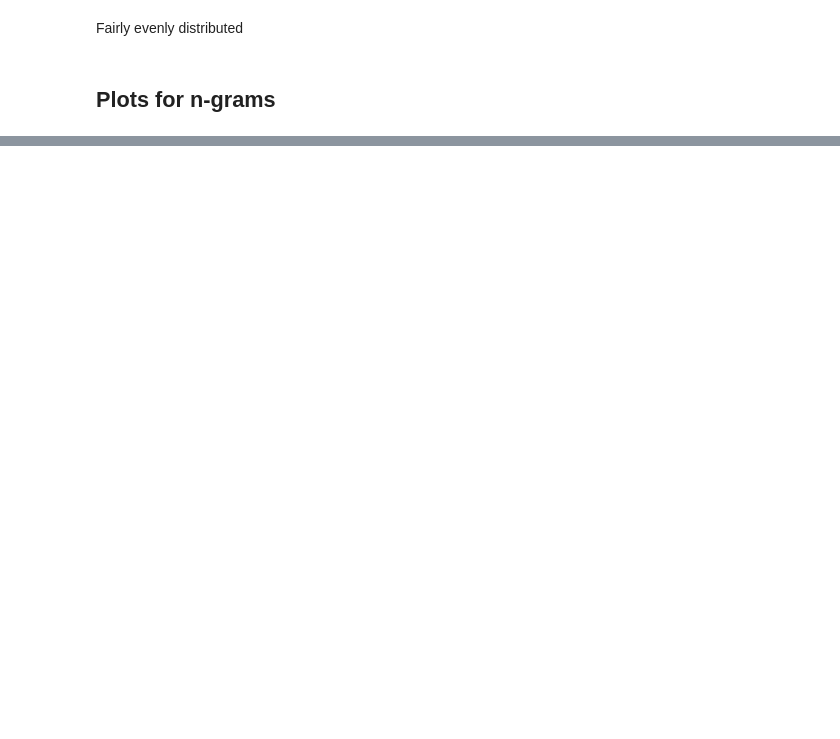
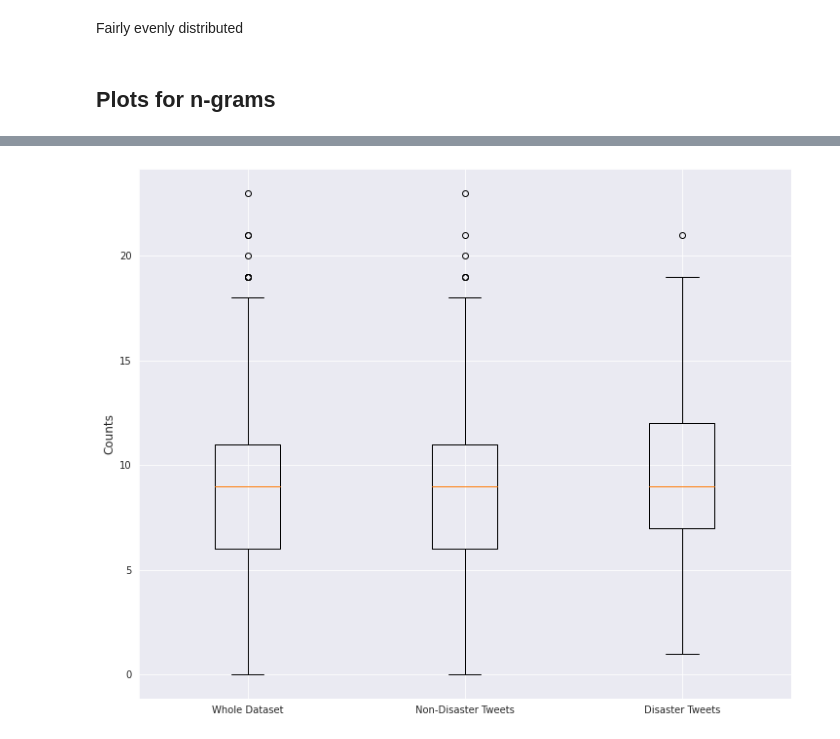
Before and after one commit to axiom9/WebScraping_and_NLP, a Jupyter notebook: NLP_Tasks.ipynb, the cells around one changed output, grey strips where cells are left out. Saved outputs shown, nothing was run; the diff lists cells and outputs as text; code cells hidden in the pictures; blank space fills up the shorter version.

```diff
--- a/NLP_Tasks.ipynb
+++ b/NLP_Tasks.ipynb
@@ -402,0 +483,22 @@ plt.title('Top 12 tri-grams for non-disaster tweets', fontsize=12.0, fontweight=
+# %%
+def gen_boxplots(df1, df2, df3):
+    """ This function generates a histogram & boxplot of the lengths of each tweet for the given dataframe"""
+
+    def get_lens(text):
+        """ This function returns the length of any inputted text """
+        return len(text)
+
+    lst1 = df1.text.apply(lambda x: get_lens(x)).tolist()
+    lst2 = df2.text.apply(lambda x: get_lens(x)).tolist()
+    lst3 = df3.text.apply(lambda x: get_lens(x)).tolist()
+
+
+    my_dict = {'Whole Dataset': lst1, 'Non-Disaster Tweets': lst2, 'Disaster Tweets':lst3};
+    fig, ax = plt.subplots(figsize=(12,10));
+    ax.boxplot(my_dict.values());
+    ax.set_xticklabels(my_dict.keys());
+    plt.ylabel('Counts', fontsize=12, fontweight='light')
+# %%
+gen_boxplots(df2, df_happy, df_sad)
+# %% [output]
+[figure, added]
```
Also changed, not shown: parts of 18 cells of this notebook.
